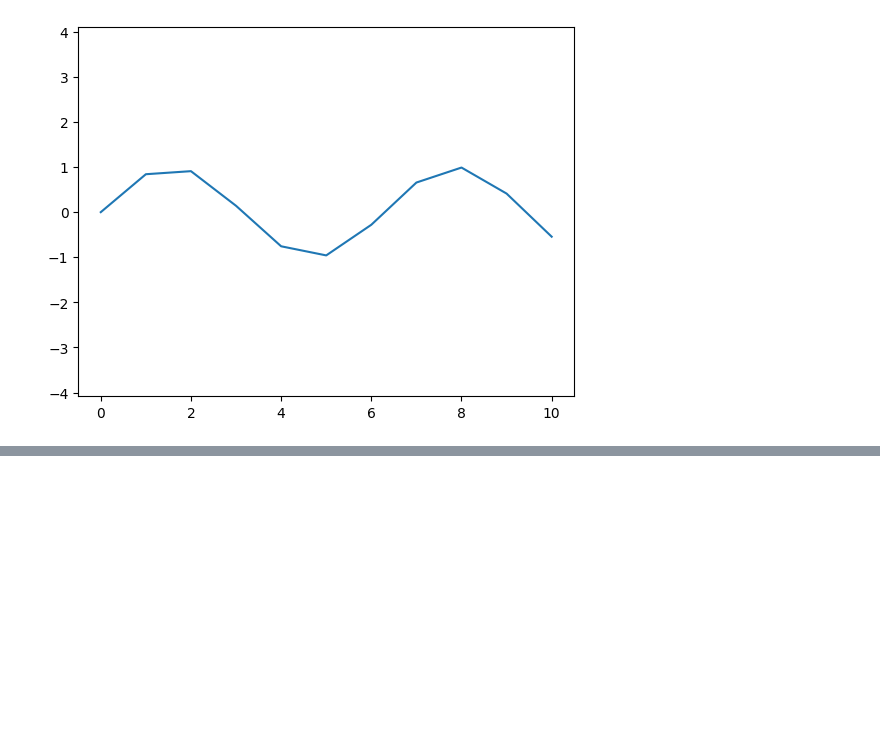
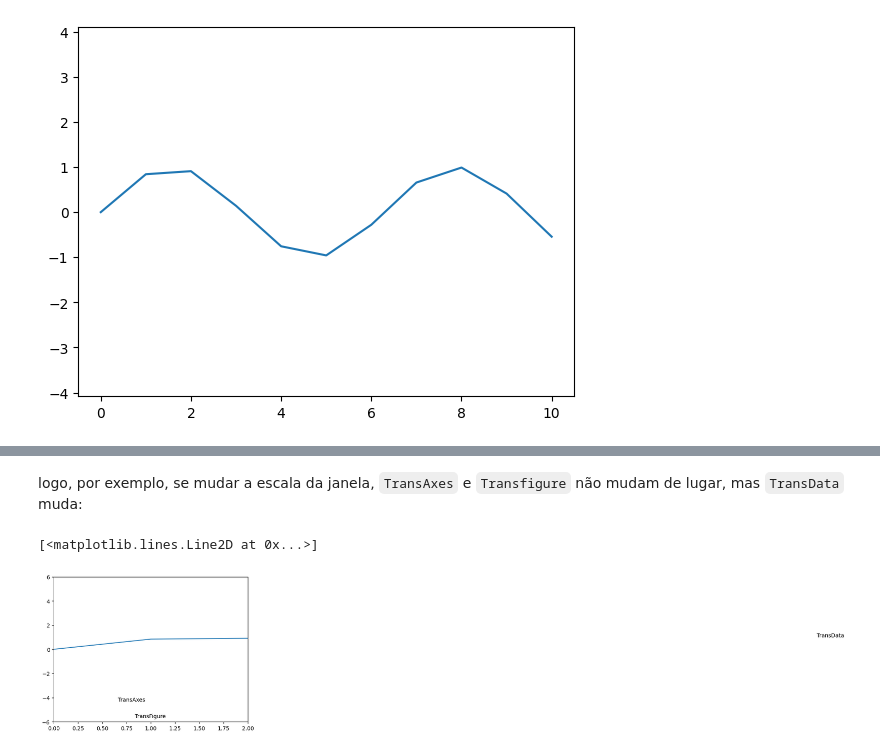
Before and after one commit to lucas-mt/studyPY, a Jupyter notebook: explicaçõesPY/módulos/matplotlib/funções.ipynb, the cells around one changed output, grey strips where cells are left out. Cells and saved outputs as stored; diff of their text form; code cells hidden in the pictures; blank space fills up the shorter version.

```diff
--- a/explicaçõesPY/módulos/matplotlib/funções.ipynb
+++ b/explicaçõesPY/módulos/matplotlib/funções.ipynb
@@ -130,0 +163,18 @@ ax.plot(a, np.sin(a))
+# %% [markdown]
+logo, por exemplo, se mudar a escala da janela, `TransAxes` e `Transfigure` não mudam de lugar, mas `TransData` muda:
+# %%
+fig, ax = plt.figure(), plt.axes()
+
+a = [i for i in range(0, 11)]
+
+ax.set_xlim(0, 2)
+ax.set_ylim(-6, 6)
+
+# neste caso, os valores de x e y passados será referente os pixels.
+ax.text(0.4, 0.14, 'TransAxes', ha='center', transform=ax.transAxes)
+ax.text(0.51, 0.13, 'TransFigure', ha='center', transform=fig.transFigure)
+ax.text(8, 1, 'TransData', ha='center', transform=ax.transData)
+ax.plot(a, np.sin(a))
+# %% [output]
+[<matplotlib.lines.Line2D at 0x...>]
+[figure, added]
```
Also changed, not shown: parts of 12 cells of this notebook.
